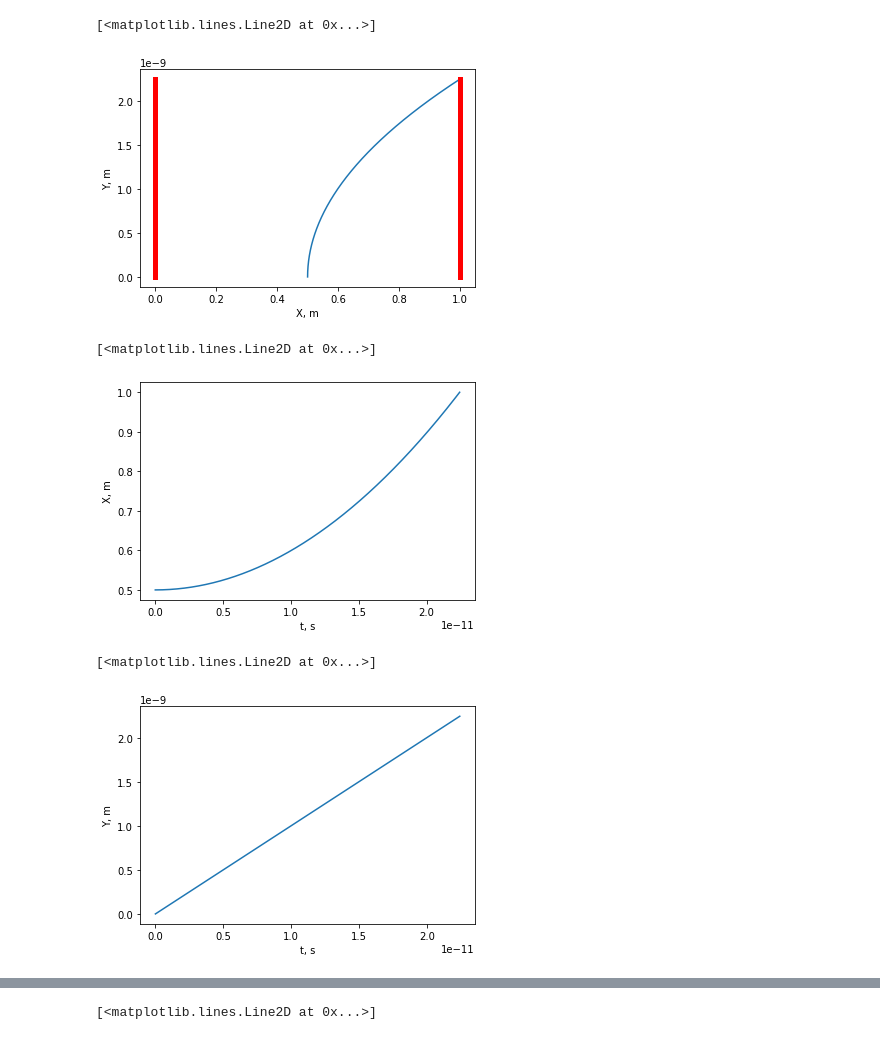
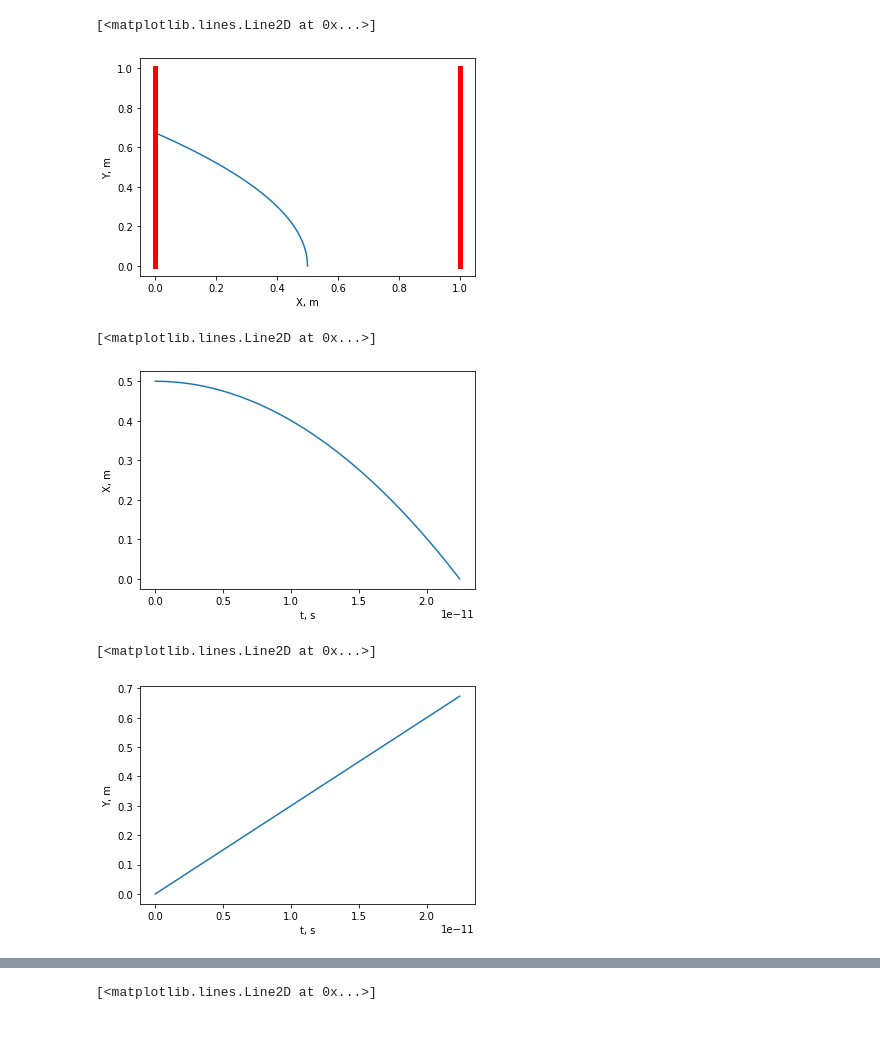
Before and after one commit to ZISRF/Modeling, a Jupyter notebook: capacitor/capacitor.ipynb, the cells around one changed output, grey strips where cells are left out. Drawn from its saved outputs; the diff is of its cells as text; code cells hidden in the pictures.

```diff
--- a/capacitor/capacitor.ipynb
+++ b/capacitor/capacitor.ipynb
@@ -7,6 +7,7 @@ e0 = 8.85e-12
 
 Q = 1e-2                # K
 S = 1                   # m^2
+H = 1
 D = 1                   # m
 e = 1
 
@@ -15,7 +16,7 @@ q = 1.6e-19             # K
 x = 0.5                 # m
 y = 0                   # m
 v_x = 0                 # m / s
-v_y = 100               # m / s
+v_y = 3e10               # m / s
 t = 0
 
 T = []
@@ -26,12 +27,15 @@ Vy = []
 Ax = []
 Ay = []
 
-dt = 1e-15
+dt = 1e-16
 while x > 0 and x < D:
     t += dt
     T.append(t)
 
-    a_x = q * Q / (e * e0 * S * m)
+    if y > H:
+        a_x = 0
+    else:
+        a_x = q * Q / (e * e0 * S * m)
     a_y = -g
     Ax.append(a_x)
     Ay.append(a_y)
@@ -48,18 +52,18 @@ while x > 0 and x < D:
 # %%
 # Plot X(Y)
 
 import matplotlib.pyplot as plt
 import numpy as np
 
 plt.xlabel("X, m")
 plt.ylabel("Y, m")
 plt.plot(X, Y)
 
-plt.plot([0, 0], [np.min(Y), np.max(Y)], color='red', linewidth=5)
-plt.plot([D, D], [np.min(Y), np.max(Y)], color='red', linewidth=5)
+plt.plot([0, 0], [0, H], color='red', linewidth=5)
+plt.plot([D, D], [0, H], color='red', linewidth=5)
 # %% [output]
 [<matplotlib.lines.Line2D at 0x...>]
-[figure, old version]
+[figure, new version]
 # %%
 # Plot X(t)
 
@@ -70,7 +74,7 @@ plt.ylabel("X, m")
 plt.plot(T, X)
 # %% [output]
 [<matplotlib.lines.Line2D at 0x...>]
-[figure, old version]
+[figure, new version]
 # %%
 # Plot Y(t)
 
@@ -81,7 +85,7 @@ plt.ylabel("Y, m")
 plt.plot(T, Y)
 # %% [output]
 [<matplotlib.lines.Line2D at 0x...>]
-[figure, old version]
+[figure, new version]
 # %%
 # Plot Vx(t)
 
```
Also changed, not shown: parts of 3 cells of this notebook, 1 other file.
